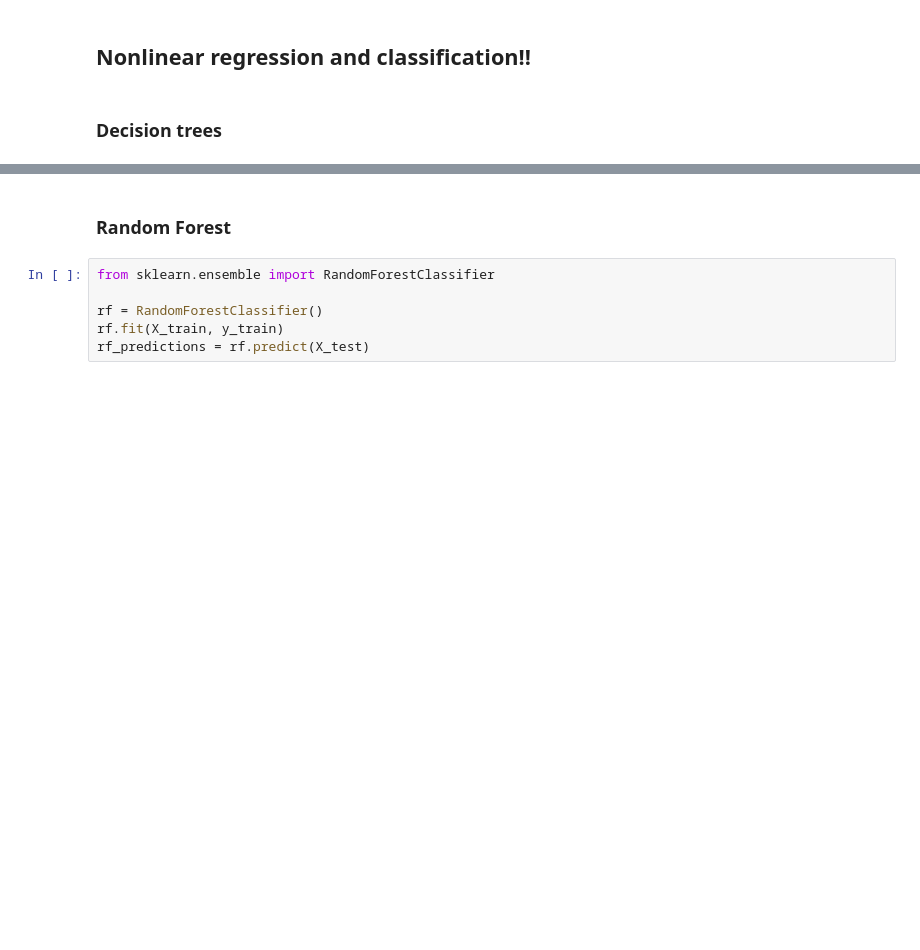
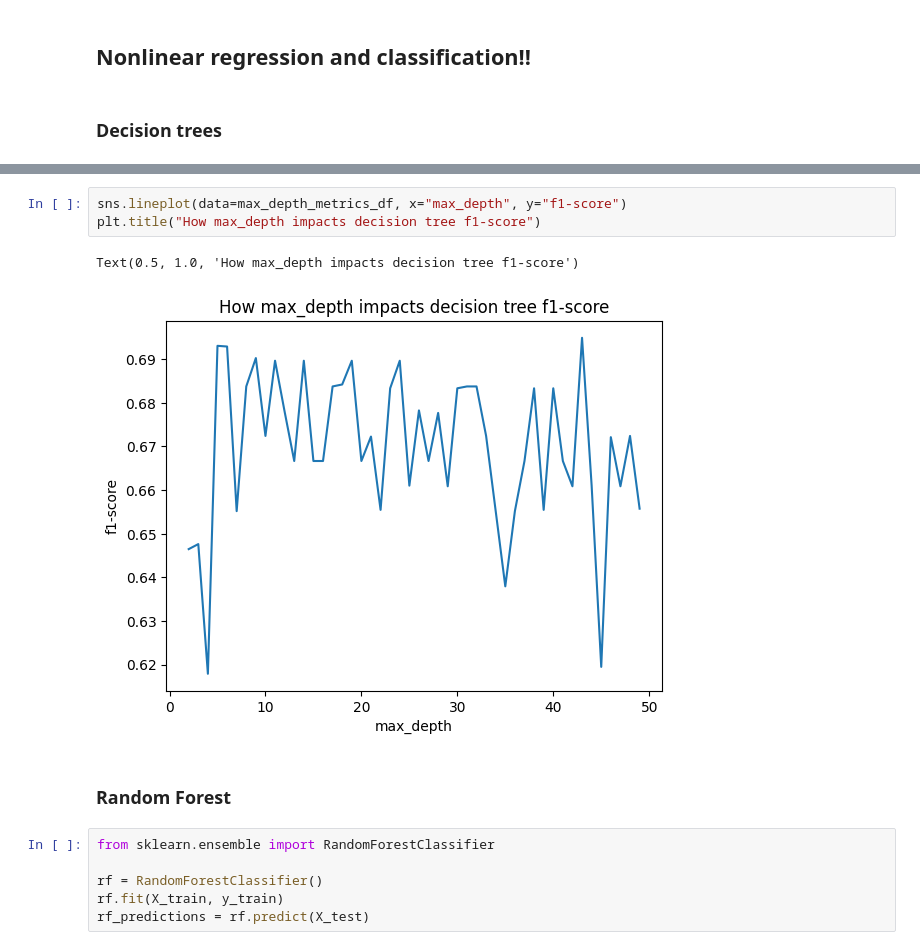
Before and after one commit to Meg-Guidry/ml_revision_Jan2024, a Jupyter notebook: ml_practice_notebook.ipynb, the cells around one changed output, grey strips where cells are left out. Drawn from its saved outputs; the diff is of its cells as text; blank space fills up the shorter version.

```diff
--- a/ml_practice_notebook.ipynb
+++ b/ml_practice_notebook.ipynb
@@ -464,3 +518,9 @@ dt_classification_report
+# %%
+sns.lineplot(data=max_depth_metrics_df, x="max_depth", y="f1-score")
+plt.title("How max_depth impacts decision tree f1-score")
+# %% [output]
+Text(0.5, 1.0, 'How max_depth impacts decision tree f1-score')
+[figure, added]
 # %% [markdown]
 ### Random Forest
 # %%
```
Also changed, not shown: parts of 14 cells of this notebook.
